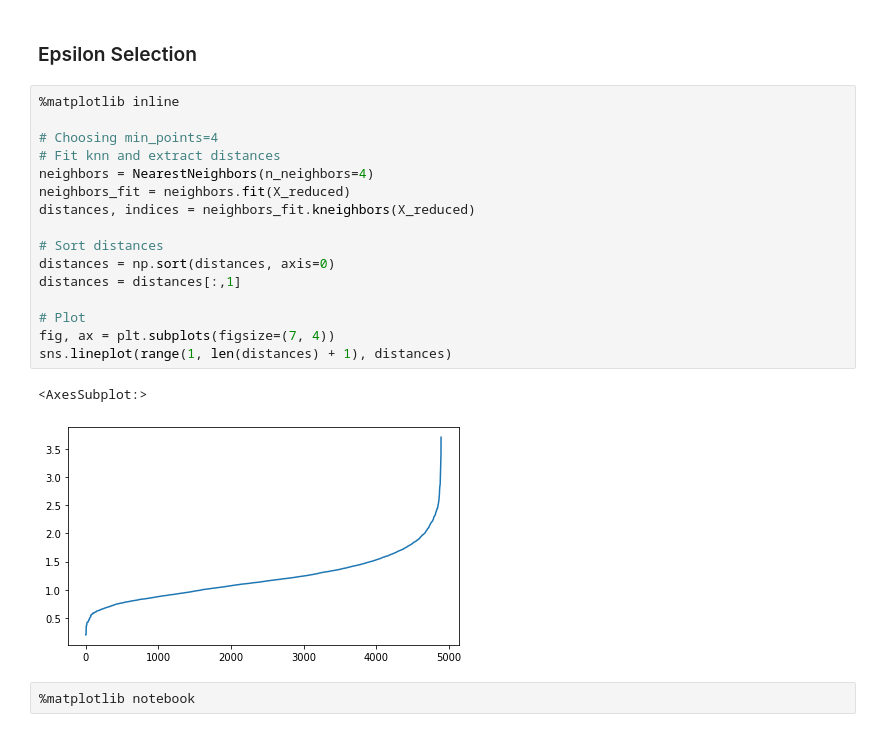
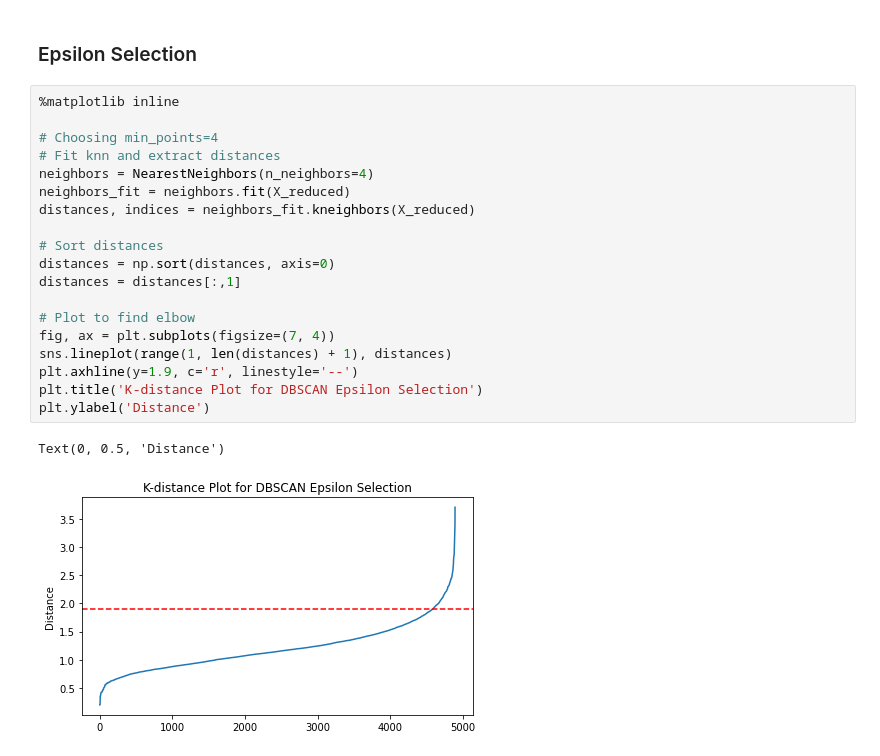
Before and after one commit to BrentonGraham/biomedical-ml-anschutz, a Jupyter notebook: 5. Clustering/Clustering.ipynb, the cells around one changed output. Drawn from its saved outputs; the diff is of its cells as text.

Commit message:
DBSCAN epsilon selection

```diff
--- a/5. Clustering/Clustering.ipynb
+++ b/5. Clustering/Clustering.ipynb
@@ -210,21 +209,22 @@ Text(0.5, 0, 'PC3')
 # %%
 %matplotlib inline
 
 # Choosing min_points=4
 # Fit knn and extract distances
 neighbors = NearestNeighbors(n_neighbors=4)
 neighbors_fit = neighbors.fit(X_reduced)
 distances, indices = neighbors_fit.kneighbors(X_reduced)
 
 # Sort distances
 distances = np.sort(distances, axis=0)
 distances = distances[:,1]
 
-# Plot
+# Plot to find elbow
 fig, ax = plt.subplots(figsize=(7, 4))
 sns.lineplot(range(1, len(distances) + 1), distances)
+plt.axhline(y=1.9, c='r', linestyle='--')
+plt.title('K-distance Plot for DBSCAN Epsilon Selection')
+plt.ylabel('Distance')
 # %% [output]
-<AxesSubplot:>
+Text(0, 0.5, 'Distance')
-[figure, old version]
+[figure, new version]
-# %%
-%matplotlib notebook
```
Also changed, not shown: parts of 1 cell of this notebook.
